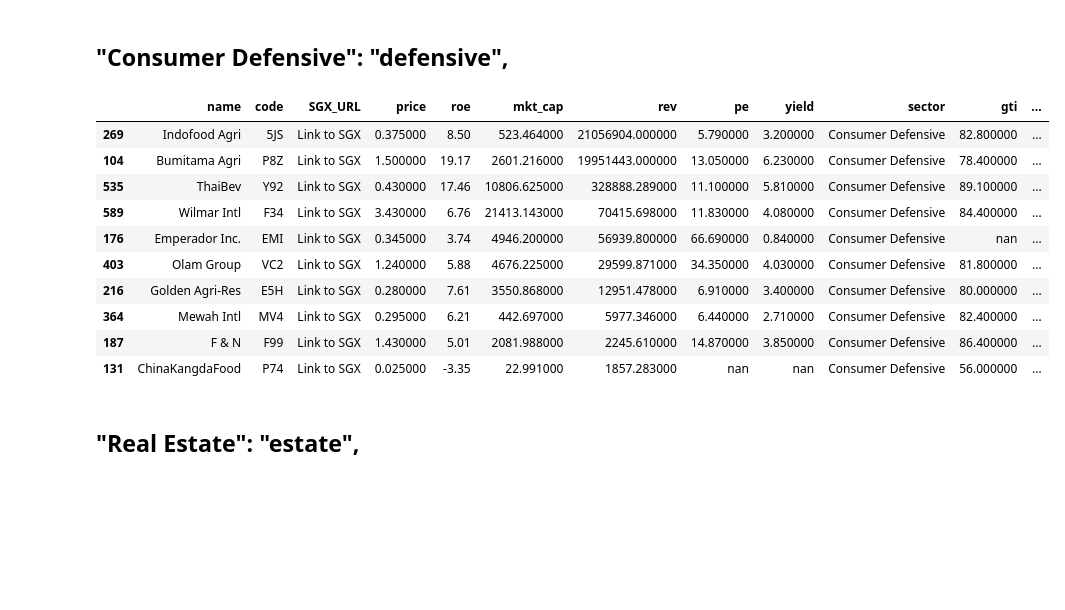
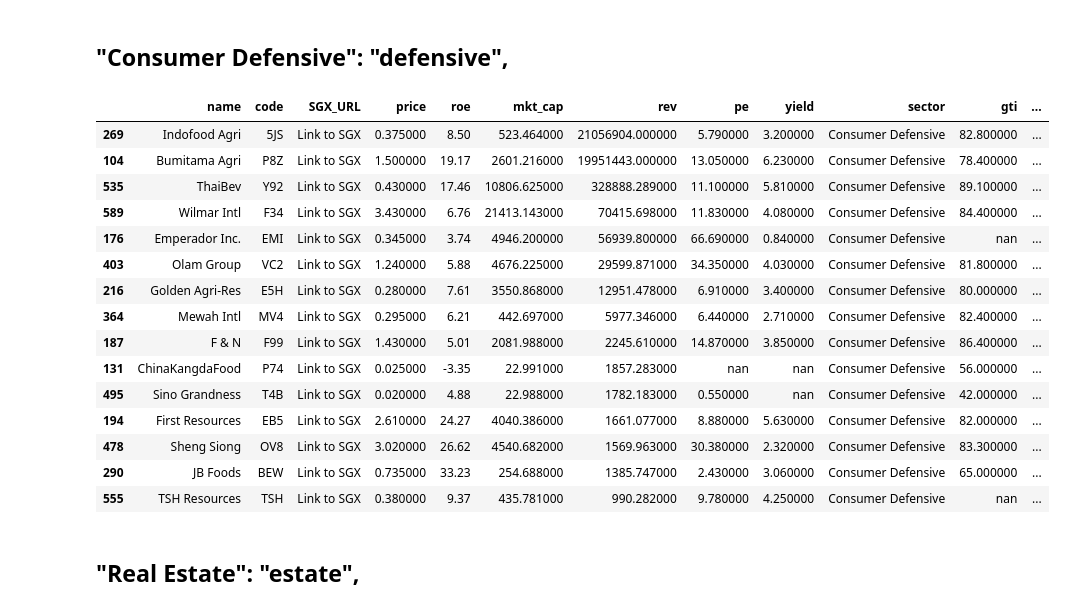
Before and after one commit to mrsmmori1234/notebooks_rep, a Jupyter notebook: notebooks/sgx_securities.ipynb, the cells around one changed output. Saved outputs shown, nothing was run; the diff lists cells and outputs as text; code cells hidden in the pictures; blank space fills up the shorter version.

```diff
--- a/notebooks/sgx_securities.ipynb
+++ b/notebooks/sgx_securities.ipynb
@@ -304,19 +324,24 @@ sector_dfs['materials'].sort_values(by="rev", ascending=False, na_position="last
 # %% [markdown]
 ## "Consumer Defensive": "defensive",
 # %%
-sector_dfs['defensive'].sort_values(by="rev", ascending=False, na_position="last").head(10).style.format({'SGX_URL': make_clickable})
+sector_dfs['defensive'].sort_values(by="rev", ascending=False, na_position="last").head(15).style.format({'SGX_URL': make_clickable})
 # %% [output]
 |  | name | code | SGX_URL | price | roe | mkt_cap | rev | pe | yield | sector | gti | ... |
 | 269 | Indofood Agri | 5JS | Link to SGX | 0.375000 | 8.50 | 523.464000 | 21056904.000000 | 5.790000 | 3.200000 | Consumer Defensive | 82.800000 | ... |
 | 104 | Bumitama Agri | P8Z | Link to SGX | 1.500000 | 19.17 | 2601.216000 | 19951443.000000 | 13.050000 | 6.230000 | Consumer Defensive | 78.400000 | ... |
 | 535 | ThaiBev | Y92 | Link to SGX | 0.430000 | 17.46 | 10806.625000 | 328888.289000 | 11.100000 | 5.810000 | Consumer Defensive | 89.100000 | ... |
 | 589 | Wilmar Intl | F34 | Link to SGX | 3.430000 | 6.76 | 21413.143000 | 70415.698000 | 11.830000 | 4.080000 | Consumer Defensive | 84.400000 | ... |
 | 176 | Emperador Inc. | EMI | Link to SGX | 0.345000 | 3.74 | 4946.200000 | 56939.800000 | 66.690000 | 0.840000 | Consumer Defensive | nan | ... |
 | 403 | Olam Group | VC2 | Link to SGX | 1.240000 | 5.88 | 4676.225000 | 29599.871000 | 34.350000 | 4.030000 | Consumer Defensive | 81.800000 | ... |
 | 216 | Golden Agri-Res | E5H | Link to SGX | 0.280000 | 7.61 | 3550.868000 | 12951.478000 | 6.910000 | 3.400000 | Consumer Defensive | 80.000000 | ... |
 | 364 | Mewah Intl | MV4 | Link to SGX | 0.295000 | 6.21 | 442.697000 | 5977.346000 | 6.440000 | 2.710000 | Consumer Defensive | 82.400000 | ... |
 | 187 | F & N | F99 | Link to SGX | 1.430000 | 5.01 | 2081.988000 | 2245.610000 | 14.870000 | 3.850000 | Consumer Defensive | 86.400000 | ... |
 | 131 | ChinaKangdaFood | P74 | Link to SGX | 0.025000 | -3.35 | 22.991000 | 1857.283000 | nan | nan | Consumer Defensive | 56.000000 | ... |
+| 495 | Sino Grandness | T4B | Link to SGX | 0.020000 | 4.88 | 22.988000 | 1782.183000 | 0.550000 | nan | Consumer Defensive | 42.000000 | ... |
+| 194 | First Resources | EB5 | Link to SGX | 2.610000 | 24.27 | 4040.386000 | 1661.077000 | 8.880000 | 5.630000 | Consumer Defensive | 82.000000 | ... |
+| 478 | Sheng Siong | OV8 | Link to SGX | 3.020000 | 26.62 | 4540.682000 | 1569.963000 | 30.380000 | 2.320000 | Consumer Defensive | 83.300000 | ... |
+| 290 | JB Foods | BEW | Link to SGX | 0.735000 | 33.23 | 254.688000 | 1385.747000 | 2.430000 | 3.060000 | Consumer Defensive | 65.000000 | ... |
+| 555 | TSH Resources | TSH | Link to SGX | 0.380000 | 9.37 | 435.781000 | 990.282000 | 9.780000 | 4.250000 | Consumer Defensive | nan | ... |
 # %% [markdown]
 ## "Real Estate": "estate",
 # %%
```
Also changed, not shown: parts of 3 cells of this notebook, 5 other files.
